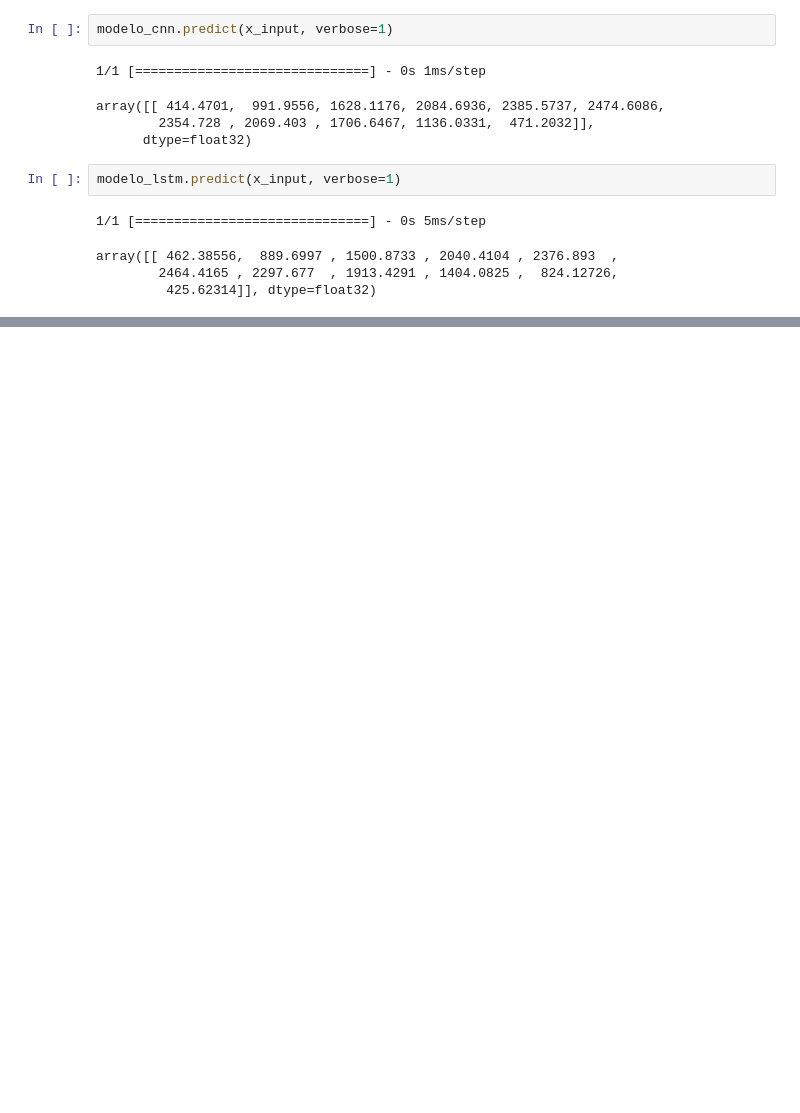
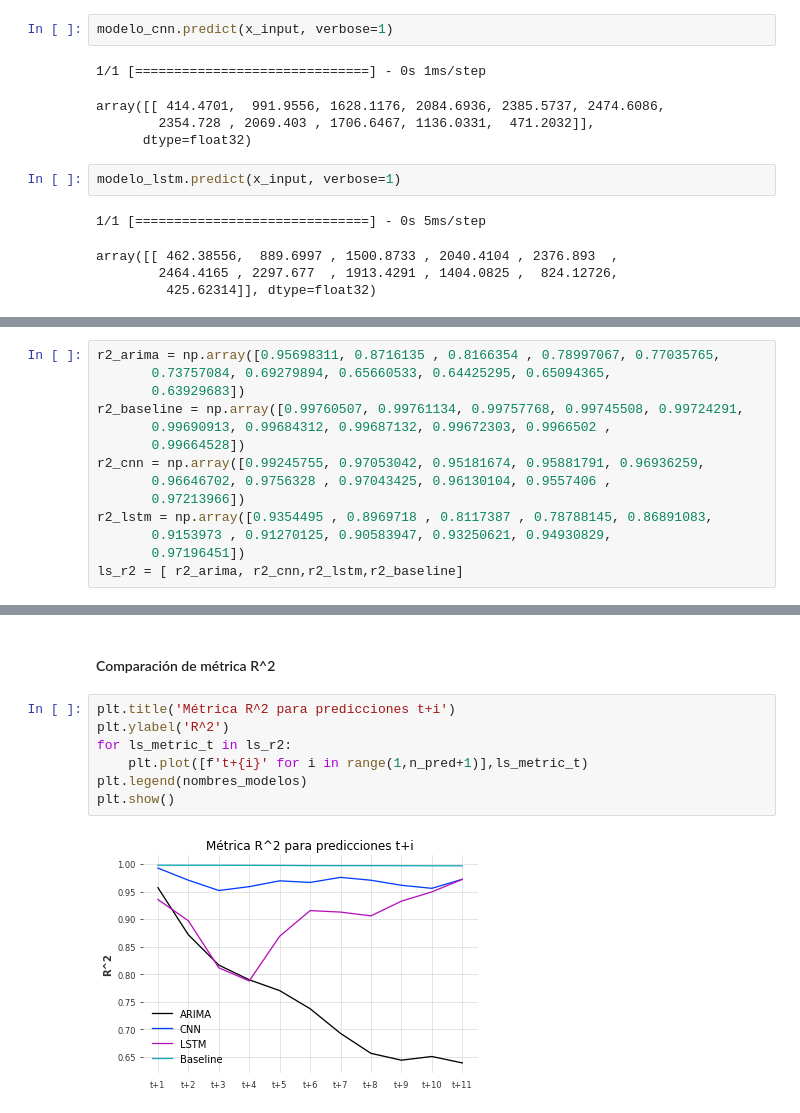
Before and after one commit to Leinadh/PV-Forecasting, a Jupyter notebook: entrenamiento_y_comparacion.ipynb, the cells around one changed output, grey strips where cells are left out. Drawn from its saved outputs; the diff is of its cells as text; blank space fills up the shorter version.

```diff
--- a/entrenamiento_y_comparacion.ipynb
+++ b/entrenamiento_y_comparacion.ipynb
@@ -1312,0 +1329,14 @@ array([[ 462.38556,  889.6997 , 1500.8733 , 2040.4104 , 2376.893  ,
+# %%
+r2_arima = np.array([0.95698311, 0.8716135 , 0.8166354 , 0.78997067, 0.77035765,
+       0.73757084, 0.69279894, 0.65660533, 0.64425295, 0.65094365,
+       0.63929683])
+r2_baseline = np.array([0.99760507, 0.99761134, 0.99757768, 0.99745508, 0.99724291,
+       0.99690913, 0.99684312, 0.99687132, 0.99672303, 0.9966502 ,
+       0.99664528])
+r2_cnn = np.array([0.99245755, 0.97053042, 0.95181674, 0.95881791, 0.96936259,
+       0.96646702, 0.9756328 , 0.97043425, 0.96130104, 0.9557406 ,
+       0.97213966])
+r2_lstm = np.array([0.9354495 , 0.8969718 , 0.8117387 , 0.78788145, 0.86891083,
+       0.9153973 , 0.91270125, 0.90583947, 0.93250621, 0.94930829,
+       0.97196451])
+ls_r2 = [ r2_arima, r2_cnn,r2_lstm,r2_baseline]
@@ -1312,0 +1365,11 @@ array([[ 462.38556,  889.6997 , 1500.8733 , 2040.4104 , 2376.893  ,
+# %% [markdown]
+#### Comparación de métrica R^2
+# %%
+plt.title('Métrica R^2 para predicciones t+i')
+plt.ylabel('R^2')
+for ls_metric_t in ls_r2:
+    plt.plot([f't+{i}' for i in range(1,n_pred+1)],ls_metric_t)
+plt.legend(nombres_modelos)
+plt.show()
+# %% [output]
+[figure, added]
```
Also changed, not shown: parts of 9 cells of this notebook.
